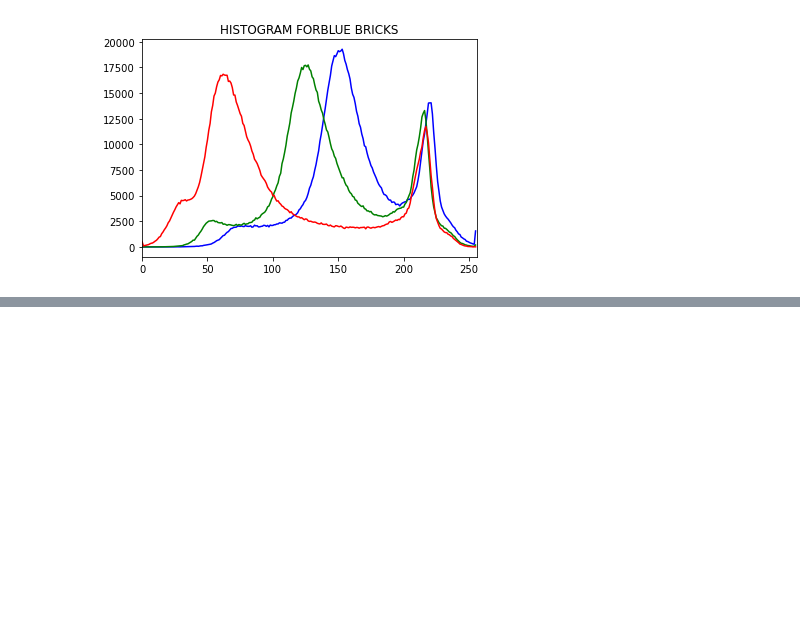
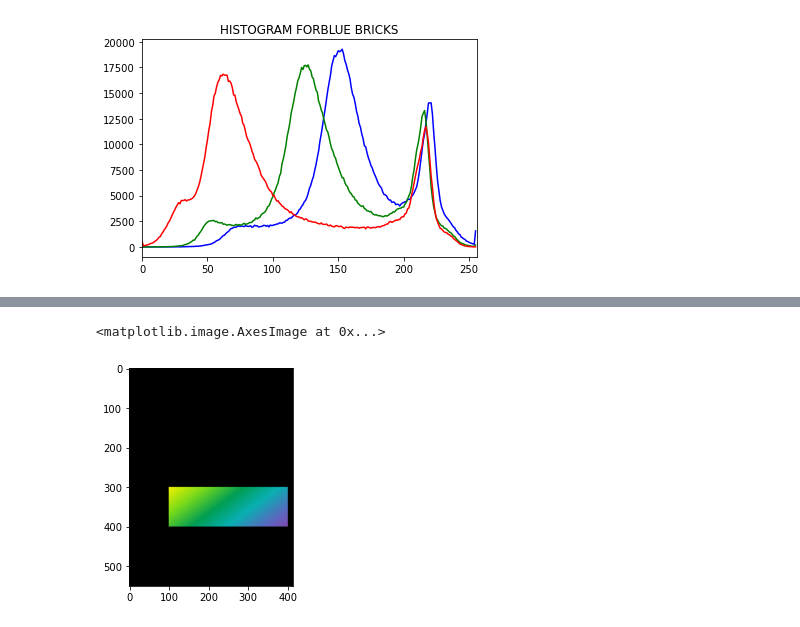
Before and after one commit to ASMohamedFaheemAnver/AIStudy, a Jupyter notebook: imge-processing/histograms.ipynb, the cells around one changed output, grey strips where cells are left out. Drawn from its saved outputs; the diff is of its cells as text; code cells hidden in the pictures; blank space fills up the shorter version.

```diff
--- a/imge-processing/histograms.ipynb
+++ b/imge-processing/histograms.ipynb
@@ -55,0 +85,5 @@ Text(0.5, 1.0, 'HISTOGRAM FORBLUE BRICKS')
+# %%
+plt.imshow(show_masked_img)
+# %% [output]
+<matplotlib.image.AxesImage at 0x...>
+[figure, added]
```
Also changed, not shown: parts of 12 cells of this notebook.
